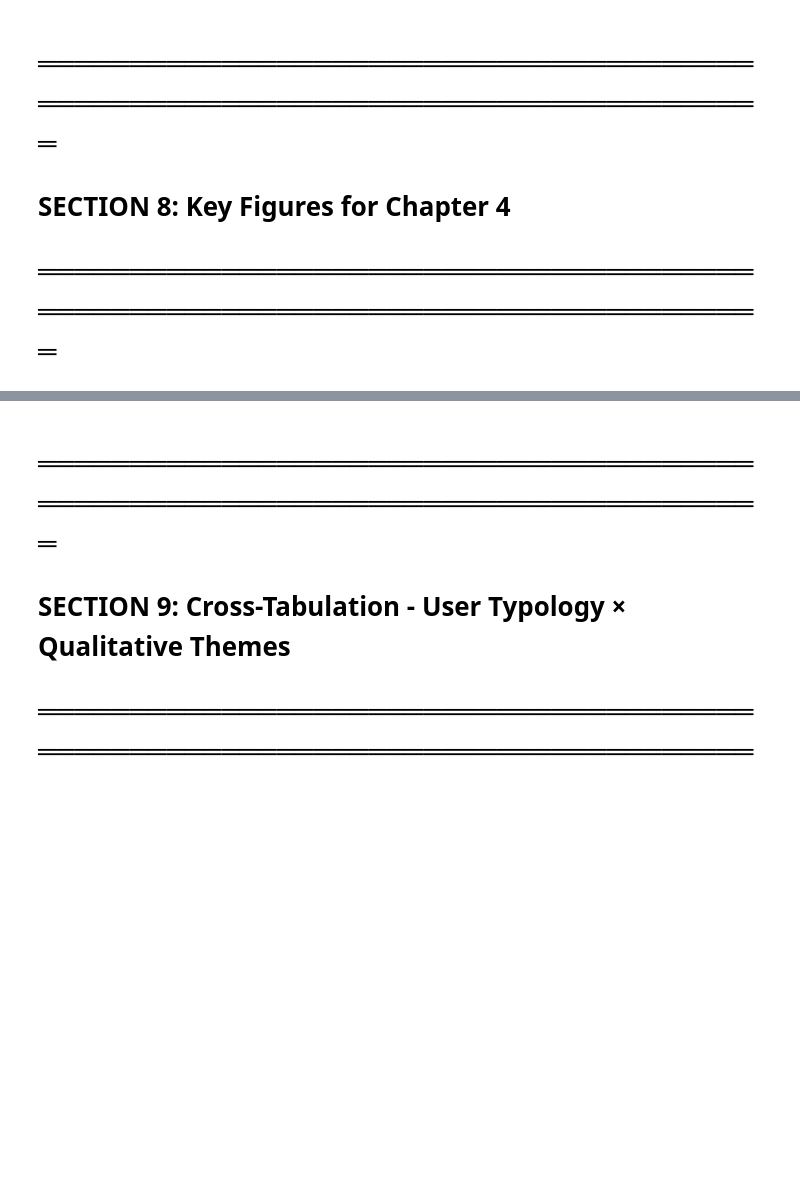
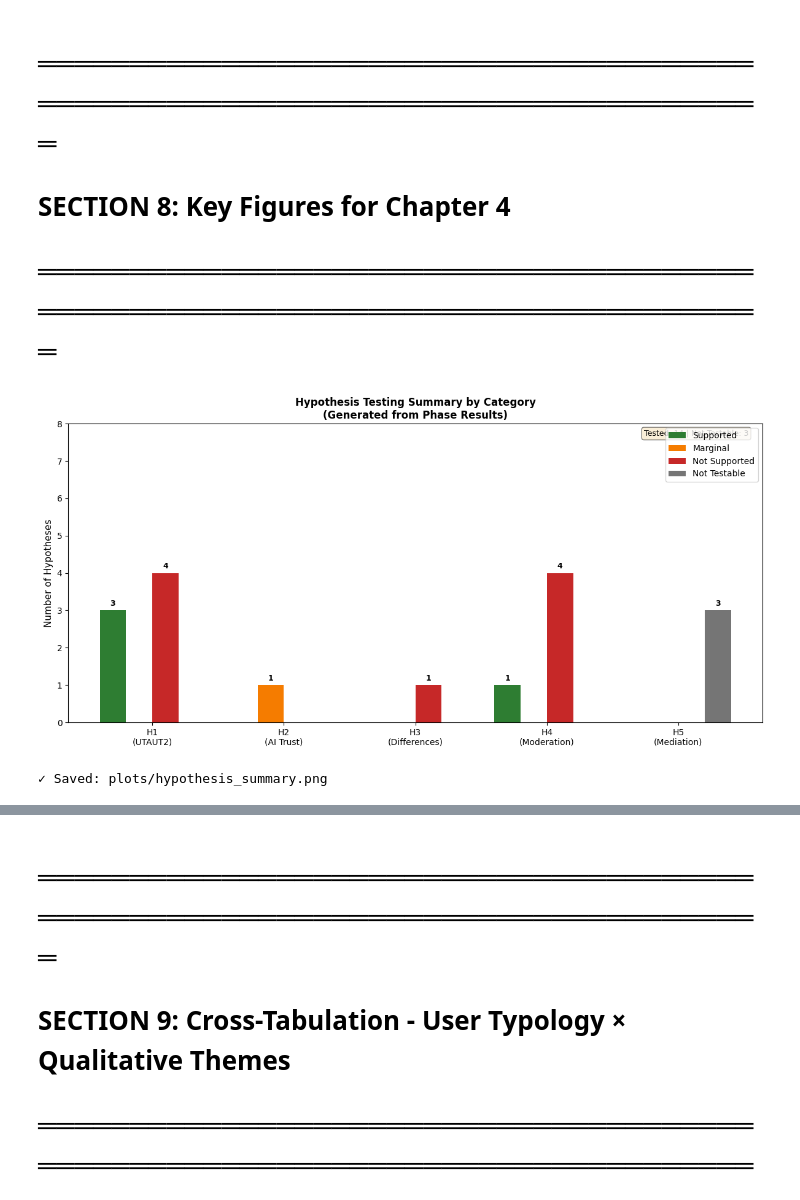
Before and after one commit to fabioc-aloha/AIRS_Data_Analysis, a Jupyter notebook: airs_experiment/10_Final_Synthesis.ipynb, the cells around one changed output, grey strips where cells are left out. Saved outputs shown, nothing was run; the diff lists cells and outputs as text; code cells hidden in the pictures; blank space fills up the shorter version.

```diff
--- a/airs_experiment/10_Final_Synthesis.ipynb
+++ b/airs_experiment/10_Final_Synthesis.ipynb
@@ -127,6 +157,14 @@ print("\n✓ Environment configured")
 # %%
 # Load results from each phase
 results = {}
+
+# Phase 0: Sample Description (demographics, role distributions, APA text)
+try:
+    with open('data/sample_characteristics.json', 'r') as f:
+        results['sample'] = json.load(f)
+    print("✓ Loaded Sample Characteristics")
+except FileNotFoundError:
+    print("⚠️ Sample characteristics not found")
 
 # Phase 1: EFA Results
 try:
@@ -550,45 +1404,84 @@ print("✓ Final synthesis saved to: data/final_synthesis.json")
 # SECTION 8: Key Figures for Chapter 4
 # ═══════════════════════════════════════════════════════════════════════════════
 # %%
-# Create hypothesis support visualization
+# Create hypothesis support visualization - DYNAMIC from synthesis
 fig, ax = plt.subplots(figsize=(12, 6))
 
-categories = ['H1 (UTAUT2)', 'H2 (AI Trust)', 'H3 (Differences)', 'H4 (Moderation)', 'H5 (Mediation)']
-supported = [3, 0, 0, 0, 0]
-marginal = [0, 1, 0, 0, 0]
-not_supported = [4, 0, 1, 5, 0]
-not_testable = [0, 0, 0, 0, 3]
+# Build counts from synthesis if available
+if 'hypothesis_summary' in synthesis:
+    hs = synthesis['hypothesis_summary']
+
+    # H1: UTAUT2 (7 hypotheses)
+    h1_sup = hs.get('H1_supported', 3)
+    h1_not = hs.get('H1_total', 7) - h1_sup
+
+    # H2: AI Trust (1 hypothesis)
+    h2_marg = 1 if hs.get('H2_marginal', True) else 0
+    h2_not = 0 if h2_marg else 1
+
+    # H3: Population differences (1 hypothesis)
+    h3_not = 1  # Not supported
+
+    # H4: Moderation (5 hypotheses: H4a, H4b, H4c, H4e, H4f)
+    h4_sig = hs.get('H4_moderation_effects', 1)  # Experience moderation
+    h4_not = 5 - h4_sig
+
+    # H5: Mediation (3 hypotheses - all not testable)
+    h5_not_testable = 3
+
+    categories = ['H1\n(UTAUT2)', 'H2\n(AI Trust)', 'H3\n(Differences)', 'H4\n(Moderation)', 'H5\n(Mediation)']
+    supported = [h1_sup, 0, 0, h4_sig, 0]
+    marginal = [0, h2_marg, 0, 0, 0]
+    not_supported = [h1_not, h2_not, h3_not, h4_not, 0]
+    not_testable = [0, 0, 0, 0, h5_not_testable]
+else:
+    # Fallback with hardcoded values based on actual results
+    categories = ['H1\n(UTAUT2)', 'H2\n(AI Trust)', 'H3\n(Differences)', 'H4\n(Moderation)', 'H5\n(Mediation)']
+    supported = [3, 0, 0, 1, 0]
+    marginal = [0, 1, 0, 0, 0]
+    not_supported = [4, 0, 1, 4, 0]
+    not_testable = [0, 0, 0, 0, 3]
 
 x = np.arange(len(categories))
 width = 0.2
 
 bars1 = ax.bar(x - 1.5*width, supported, width, label='Supported', color='#2e7d32')
 bars2 = ax.bar(x - 0.5*width, marginal, width, label='Marginal', color='#f57c00')
 bars3 = ax.bar(x + 0.5*width, not_supported, width, label='Not Supported', color='#c62828')
 bars4 = ax.bar(x + 1.5*width, not_testable, width, label='Not Testable', color='#757575')
 
-ax.set_ylabel('Number of Hypotheses')
-ax.set_title('Hypothesis Testing Summary by Category')
+ax.set_ylabel('Number of Hypotheses', fontsize=11)
+ax.set_title('Hypothesis Testing Summary by Category\n(Generated from Phase Results)', fontsize=12, fontweight='bold')
 ax.set_xticks(x)
-ax.set_xticklabels(categories)
-ax.legend()
-ax.set_ylim(0, 6)
+ax.set_xticklabels(categories, fontsize=10)
+ax.legend(loc='upper right')
+ax.set_ylim(0, 8)
 
 # Add value labels
 for bars in [bars1, bars2, bars3, bars4]:
     for bar in bars:
         height = bar.get_height()
         if height > 0:
             ax.annotate(f'{int(height)}',
                         xy=(bar.get_x() + bar.get_width() / 2, height),
                         xytext=(0, 3),
                         textcoords="offset points",
-                        ha='center', va='bottom')
+                        ha='center', va='bottom', fontsize=9, fontweight='bold')
+
+# Add totals annotation
+total_tested = sum(supported) + sum(marginal) + sum(not_supported)
+total_not_testable = sum(not_testable)
+ax.text(0.98, 0.98, f'Tested: {total_tested} | Not Testable: {total_not_testable}',
+        transform=ax.transAxes, ha='right', va='top', fontsize=9,
+        bbox=dict(boxstyle='round', facecolor='wheat', alpha=0.5))
 
 plt.tight_layout()
 plt.savefig('plots/hypothesis_summary.png', dpi=300, bbox_inches='tight')
 plt.show()
 
 print("\n✓ Saved: plots/hypothesis_summary.png")
+# %% [output]
+[figure, added]
+✓ Saved: plots/hypothesis_summary.png
 # %%
 # Create structural path coefficients visualization
```
Also changed, not shown: parts of 27 cells of this notebook, 26 other files.
